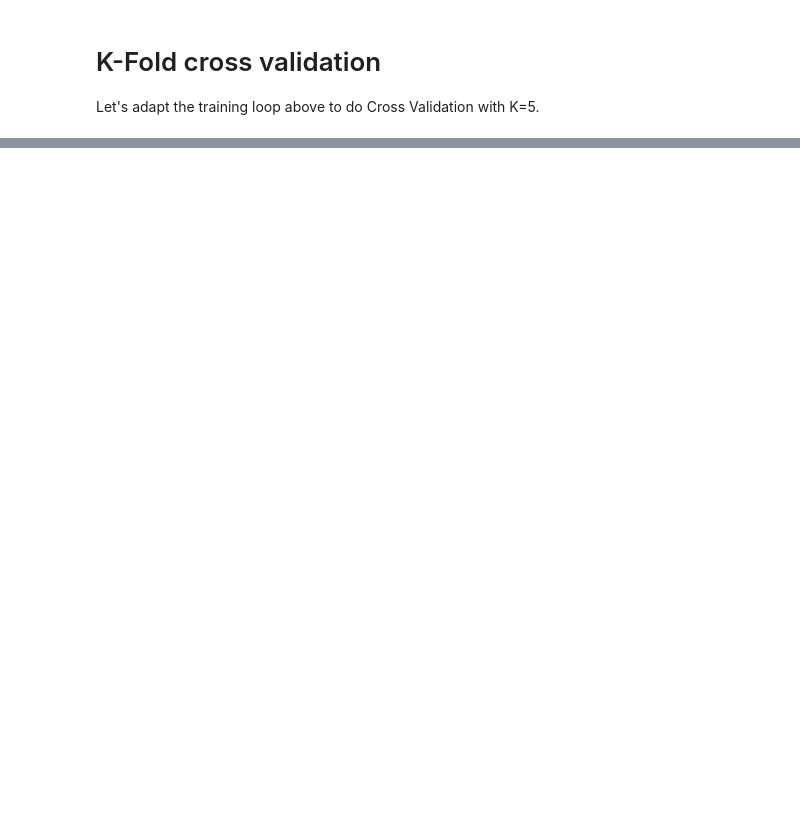
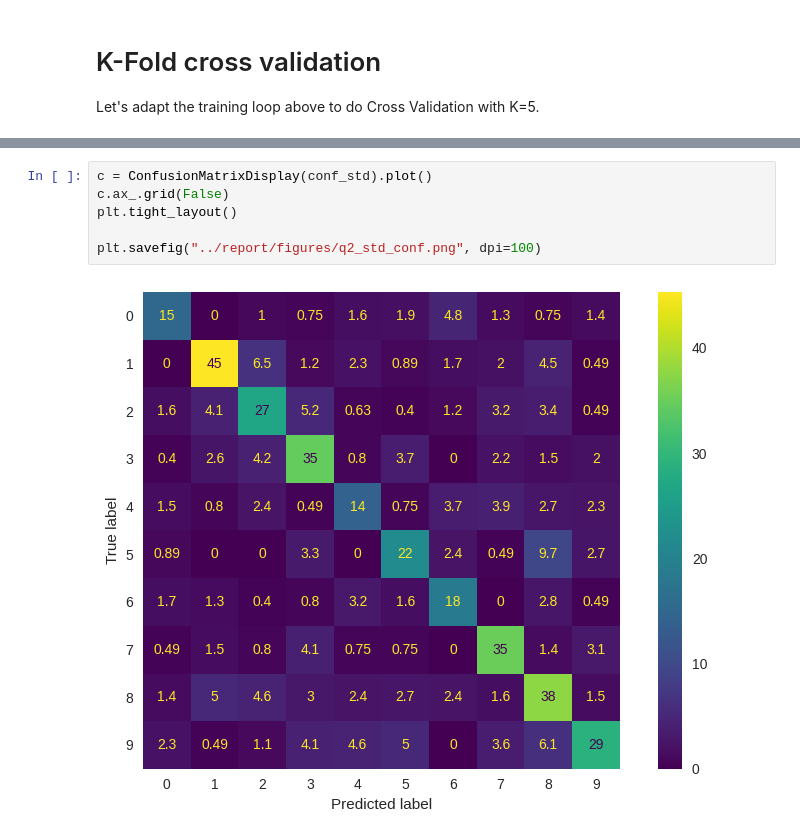
Before and after one commit to jpssrocha/ML_Exercises, a Jupyter notebook: GB500/exercise_list_3/notebooks/q2_cnn.ipynb, the cells around one changed output, grey strips where cells are left out. Saved outputs shown, nothing was run; the diff lists cells and outputs as text; blank space fills up the shorter version.

```diff
--- a/GB500/exercise_list_3/notebooks/q2_cnn.ipynb
+++ b/GB500/exercise_list_3/notebooks/q2_cnn.ipynb
@@ -371,0 +411,8 @@ np.mean(final_val_accuracies), np.std(final_val_accuracies)
+# %%
+c = ConfusionMatrixDisplay(conf_std).plot()
+c.ax_.grid(False)
+plt.tight_layout()
+
+plt.savefig("../report/figures/q2_std_conf.png", dpi=100)
+# %% [output]
+[figure, added]
```
Also changed, not shown: parts of 10 cells of this notebook, 8 other files.
